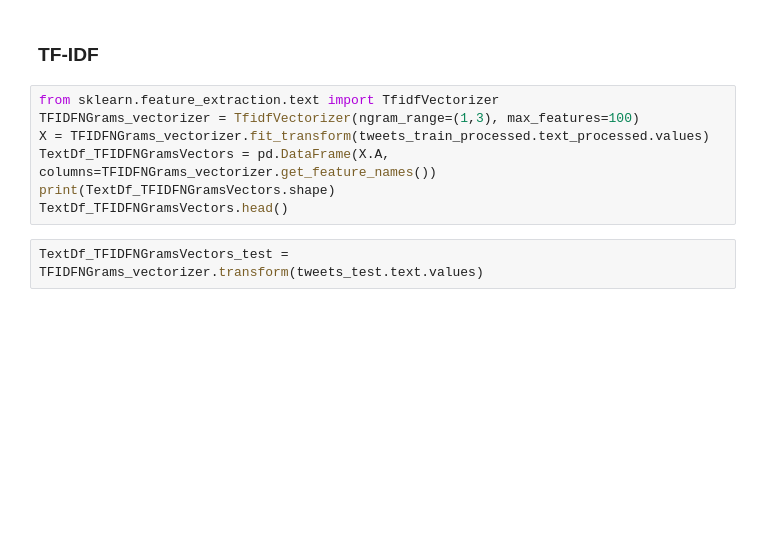
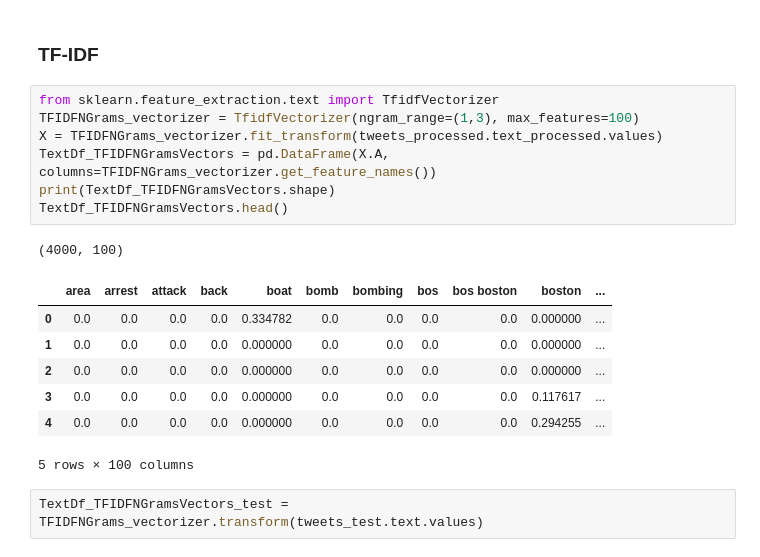
Before and after one commit to sandhyaparna/NLP, a Jupyter notebook: Take Home Assignments/Dell_Take_Home.ipynb, the cells around one changed output. Saved outputs shown, nothing was run; the diff lists cells and outputs as text; blank space fills up the shorter version.

```diff
--- a/Take Home Assignments/Dell_Take_Home.ipynb
+++ b/Take Home Assignments/Dell_Take_Home.ipynb
@@ -331,9 +333,18 @@ pickle.dump(model_imp_features, open(filename, 'wb'))
 # %%
 from sklearn.feature_extraction.text import TfidfVectorizer
 TFIDFNGrams_vectorizer = TfidfVectorizer(ngram_range=(1,3), max_features=100)
-X = TFIDFNGrams_vectorizer.fit_transform(tweets_train_processed.text_processed.values)
+X = TFIDFNGrams_vectorizer.fit_transform(tweets_processed.text_processed.values)
 TextDf_TFIDFNGramsVectors = pd.DataFrame(X.A, columns=TFIDFNGrams_vectorizer.get_feature_names())
 print(TextDf_TFIDFNGramsVectors.shape)
 TextDf_TFIDFNGramsVectors.head()
+# %% [output]
+(4000, 100)
+|  | area | arrest | attack | back | boat | bomb | bombing | bos | bos boston | boston | ... |
+| 0 | 0.0 | 0.0 | 0.0 | 0.0 | 0.334782 | 0.0 | 0.0 | 0.0 | 0.0 | 0.000000 | ... |
+| 1 | 0.0 | 0.0 | 0.0 | 0.0 | 0.000000 | 0.0 | 0.0 | 0.0 | 0.0 | 0.000000 | ... |
+| 2 | 0.0 | 0.0 | 0.0 | 0.0 | 0.000000 | 0.0 | 0.0 | 0.0 | 0.0 | 0.000000 | ... |
+| 3 | 0.0 | 0.0 | 0.0 | 0.0 | 0.000000 | 0.0 | 0.0 | 0.0 | 0.0 | 0.117617 | ... |
+| 4 | 0.0 | 0.0 | 0.0 | 0.0 | 0.000000 | 0.0 | 0.0 | 0.0 | 0.0 | 0.294255 | ... |
+5 rows × 100 columns
 # %%
 TextDf_TFIDFNGramsVectors_test = TFIDFNGrams_vectorizer.transform(tweets_test.text.values)
```
Also changed, not shown: parts of 5 cells of this notebook.
